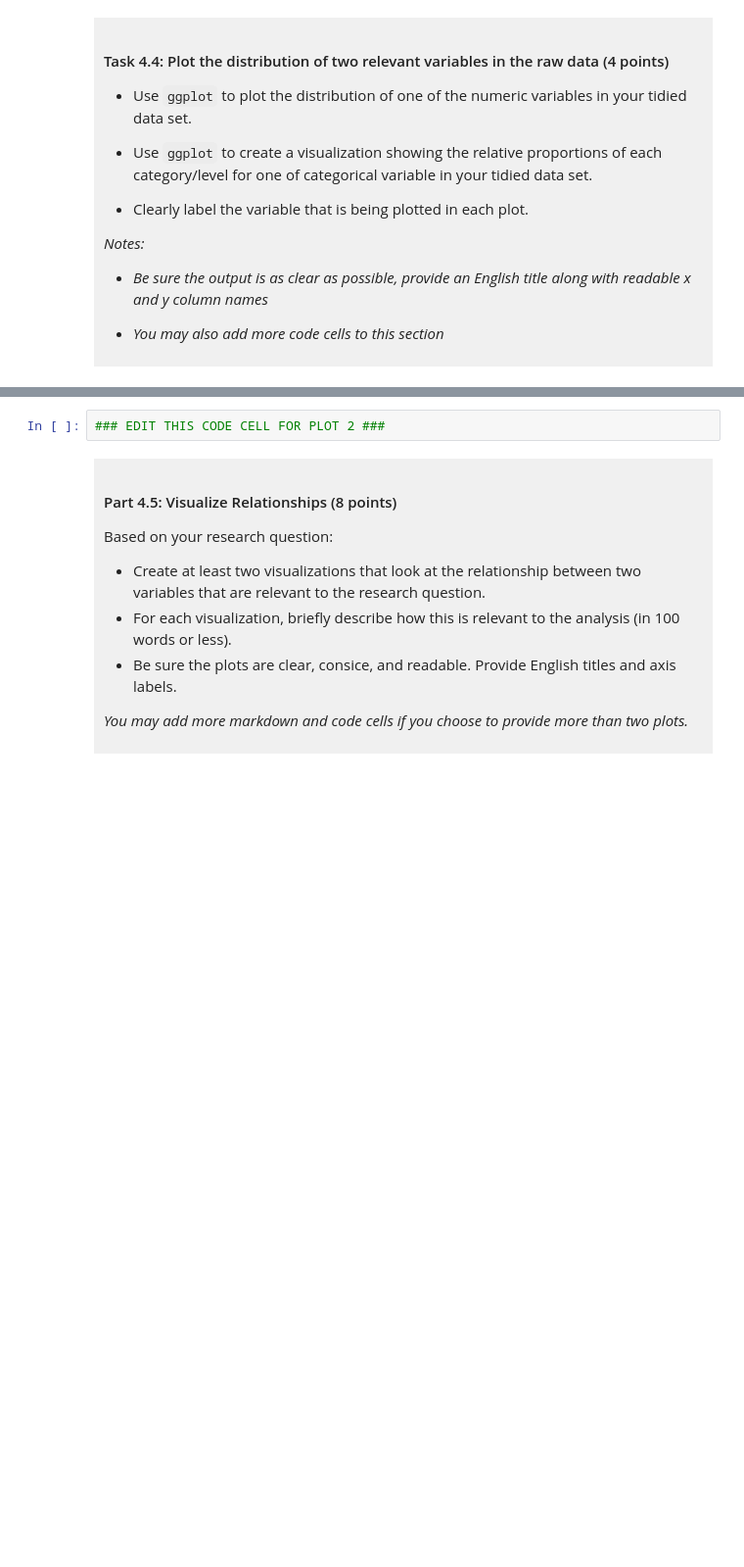
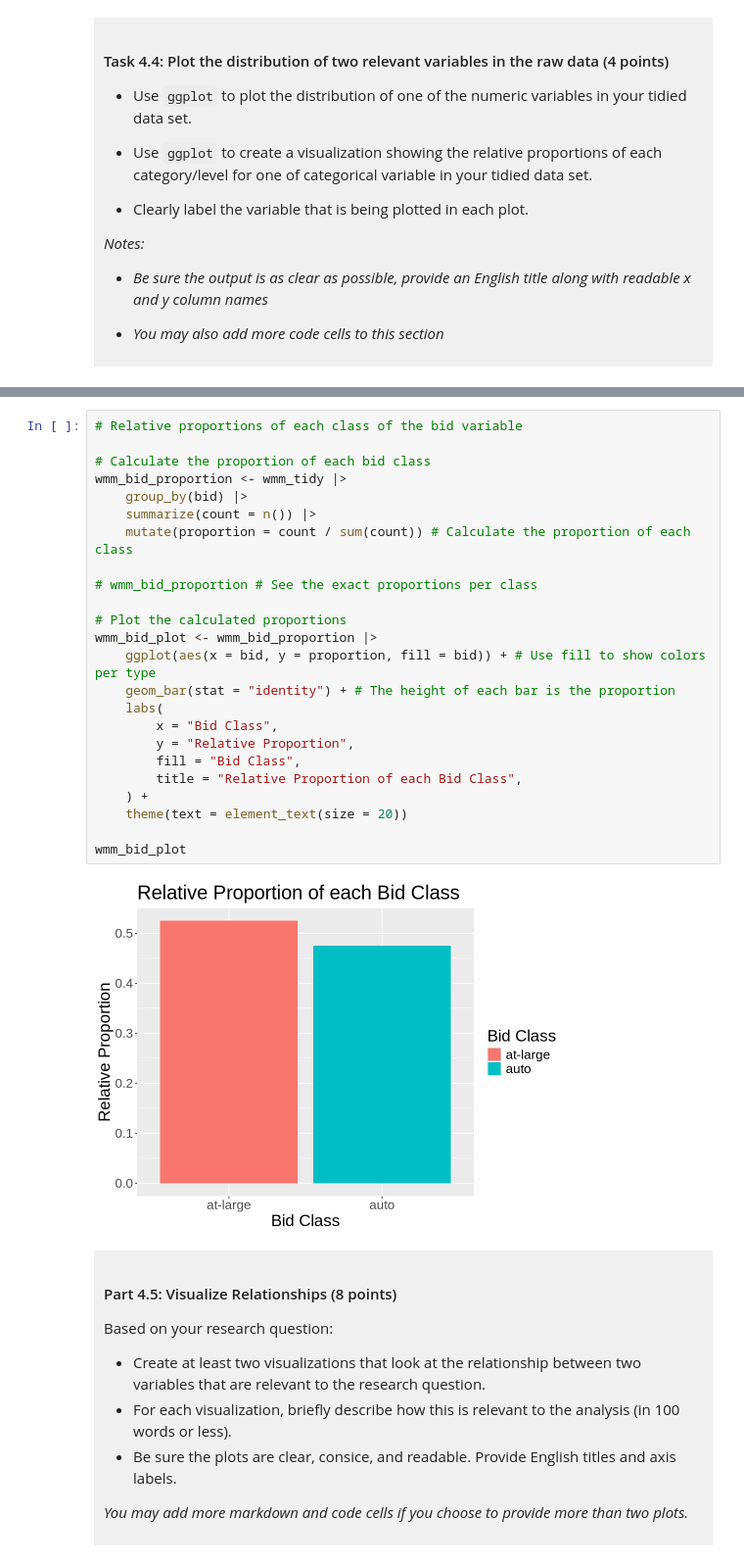
Before and after one commit to diegocrdz/dsci-100-project-diego-cordova, a Jupyter notebook: dsci-100-project-notebook.ipynb, the cells around one changed output, grey strips where cells are left out. Shown at 98% size. Drawn from its saved outputs; the diff is of its cells as text; blank space fills up the shorter version.

```diff
--- a/dsci-100-project-notebook.ipynb
+++ b/dsci-100-project-notebook.ipynb
@@ -315,5 +407,29 @@ You will refine your research question (if needed) and produce a tidy data set.
 # %%
-### EDIT THIS CODE CELL FOR PLOT 2 ###
+# Relative proportions of each class of the bid variable
+
+# Calculate the proportion of each bid class
+wmm_bid_proportion <- wmm_tidy |>
+    group_by(bid) |>
+    summarize(count = n()) |>
+    mutate(proportion = count / sum(count)) # Calculate the proportion of each class
+
+# wmm_bid_proportion # See the exact proportions per class
+
+# Plot the calculated proportions
+wmm_bid_plot <- wmm_bid_proportion |>
+    ggplot(aes(x = bid, y = proportion, fill = bid)) + # Use fill to show colors per type
+    geom_bar(stat = "identity") + # The height of each bar is the proportion
+    labs(
+        x = "Bid Class",
+        y = "Relative Proportion",
+        fill = "Bid Class",
+        title = "Relative Proportion of each Bid Class",
+    ) +
+    theme(text = element_text(size = 20))
+
+wmm_bid_plot
+# %% [output]
+[figure, added]
 # %% [markdown]
 <div style="background-color: #f0f0f0; padding: 10px;">
 
```
Also changed, not shown: parts of 13 cells of this notebook.
